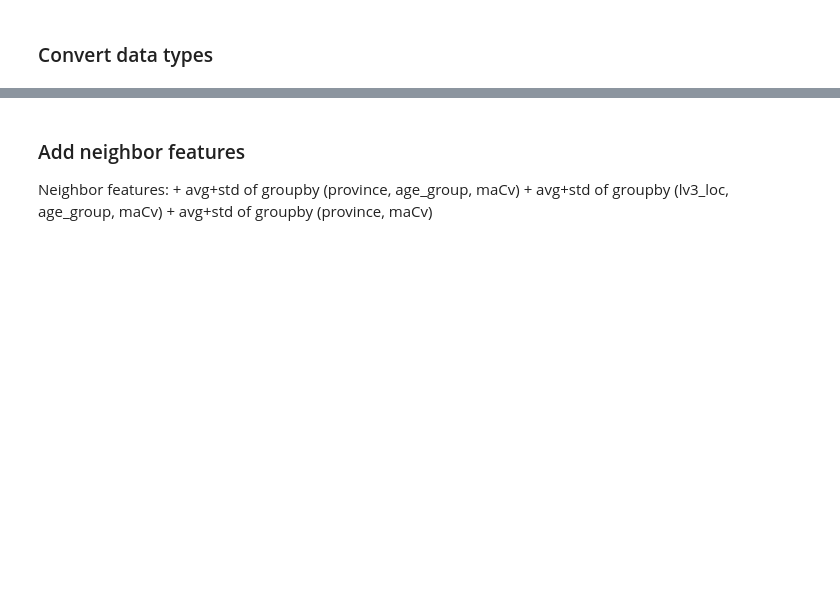
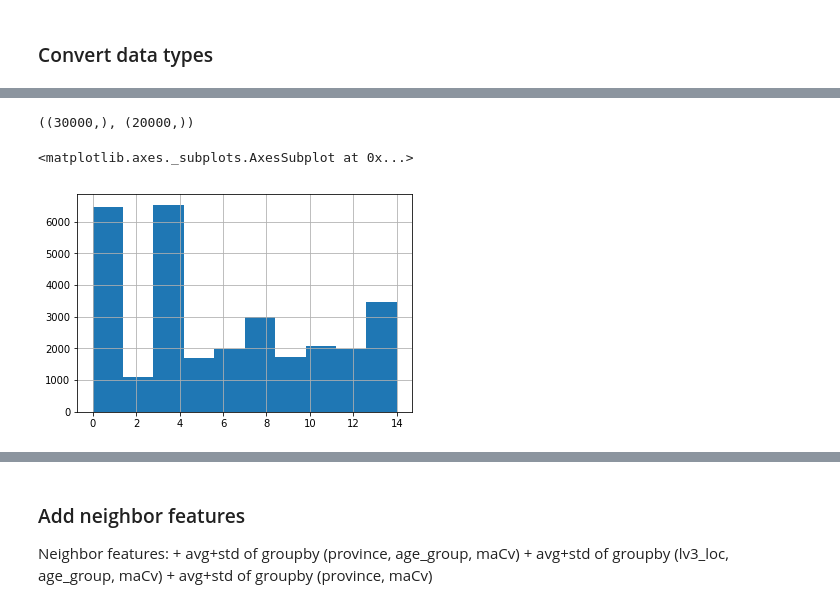
Before and after one commit to alerk/ml_class, a Jupyter notebook: 13.1.kalapa_challenge_data_clean_transform.ipynb, the cells around one changed output, grey strips where cells are left out. Drawn from its saved outputs; the diff is of its cells as text; code cells hidden in the pictures; blank space fills up the shorter version.

Commit message:
Kalapa Challenge March 01st, 2020 Add kmean_cluster features Add stdized1 (province, jobCat, group_age) and stdized2 (province, jobCat) Exclude mean&std features

```diff
--- a/13.1.kalapa_challenge_data_clean_transform.ipynb
+++ b/13.1.kalapa_challenge_data_clean_transform.ipynb
@@ -735,0 +753,7 @@ FIELD_43
+# %%
+X = pdfTrainFillna[lsNumCol].values
+Y = pdfTestFillna[lsNumCol].values
+scaler = MinMaxScaler()
+Y_scaled = scaler.fit_transform(Y)
+X_scaled = scaler.transform(X) # Use scaler by Y
+printRuntime()
@@ -735,0 +763,4 @@ FIELD_43
+# %%
+ky_15 = KMeans(n_clusters=15).fit(Y_scaled)
+# %%
+X_cluster = ky_15.predict(X_scaled)
@@ -735,0 +769,12 @@ FIELD_43
+# %%
+X_cluster.shape, Y_cluster.shape
+# %% [output]
+((30000,), (20000,))
+# %%
+pdfTrain["kmean_cluster"] = X_cluster
+pdfTest["kmean_cluster"] = Y_cluster
+# %%
+pdfTrain["kmean_cluster"].hist()
+# %% [output]
+<matplotlib.axes._subplots.AxesSubplot at 0x...>
+[figure, added]
```
Also changed, not shown: parts of 80 cells of this notebook, 6 other files.
